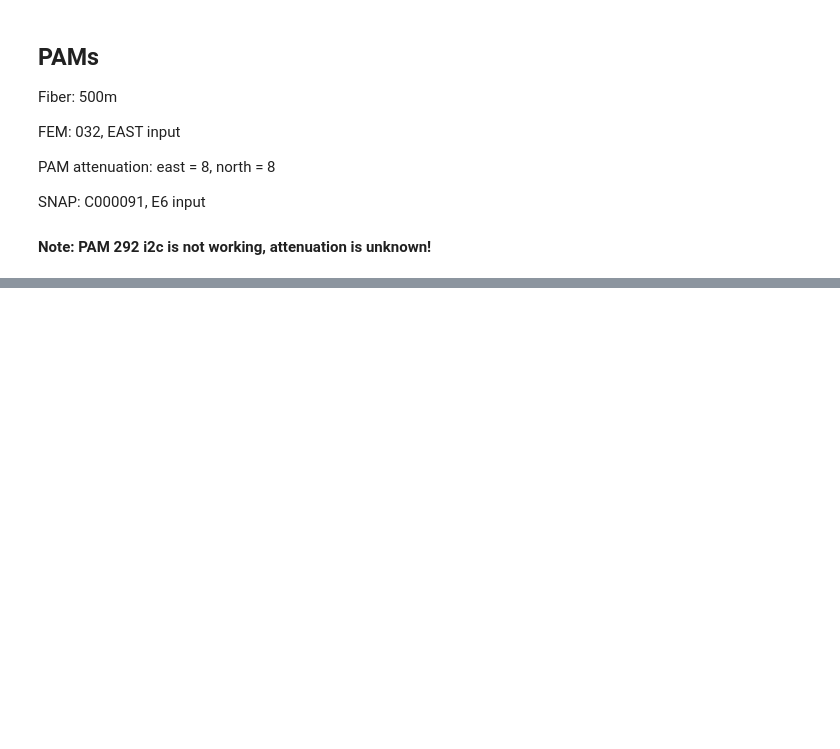
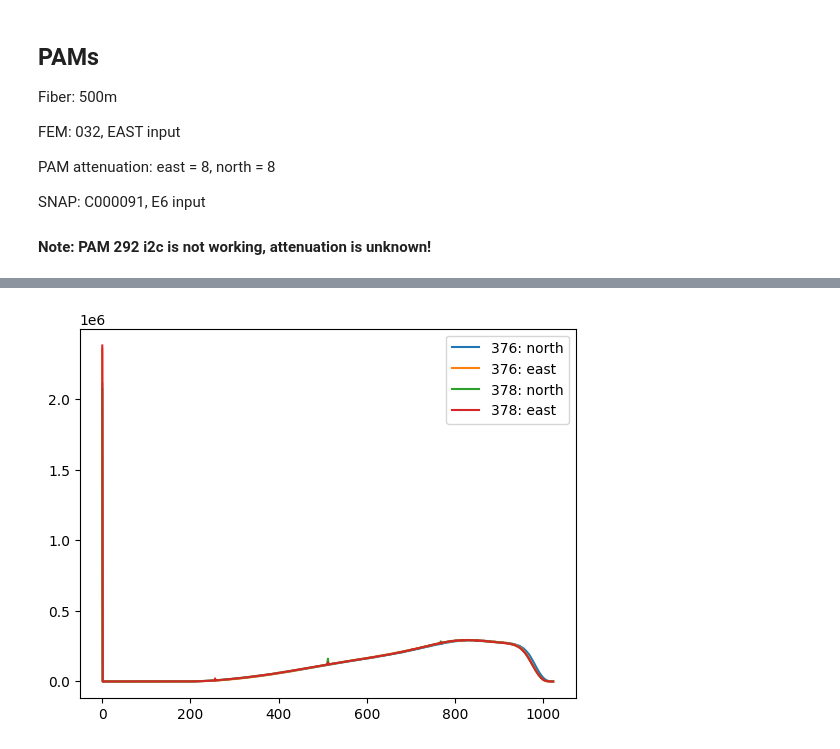
Before and after one commit to EIGSEP/eigsep_corr, a Jupyter notebook: gain_calibration/gain_calibration.ipynb, the cells around one changed output, grey strips where cells are left out. Saved outputs shown, nothing was run; the diff lists cells and outputs as text; code cells hidden in the pictures; blank space fills up the shorter version.

```diff
--- a/gain_calibration/gain_calibration.ipynb
+++ b/gain_calibration/gain_calibration.ipynb
@@ -115,0 +207,11 @@ east_12_normalized = peak_normalized_data["12"][1]
+# %%
+plt.figure()
+for pam_id in PAMS:
+    d = peak_normalized_data[pam_id]
+    plt.plot(d[0] * east_378_max, label=f"{pam_id}: north")
+    plt.plot(d[1] * east_378_max, label=f"{pam_id}: east")
+plt.legend()
+#plt.ylim(0, 1e6)
+plt.show()
+# %% [output]
+[figure, added]
```
Also changed, not shown: parts of 12 cells of this notebook.
